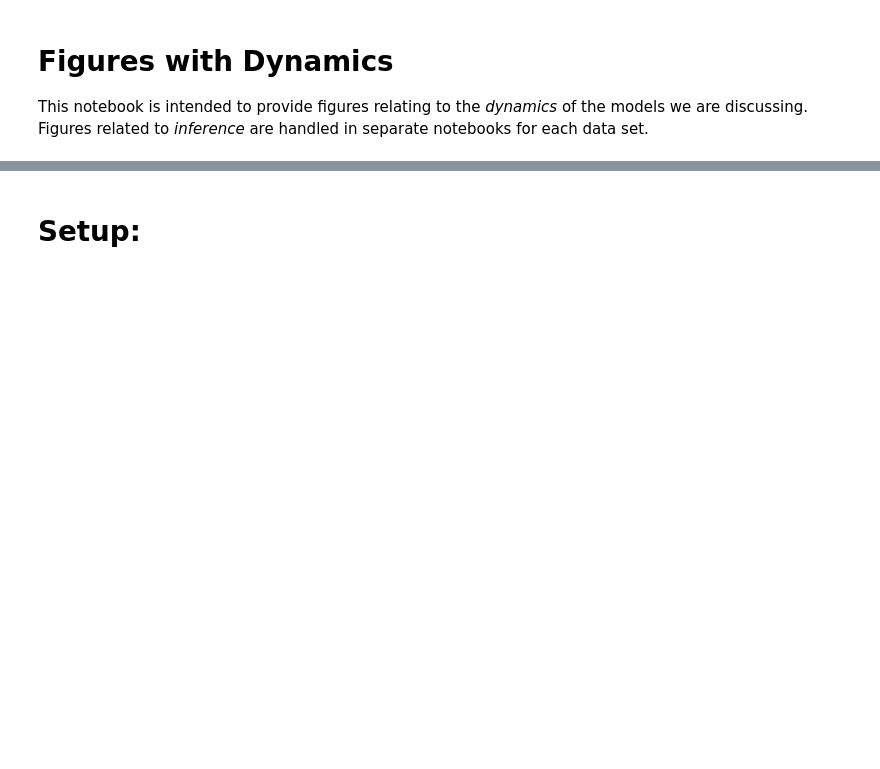
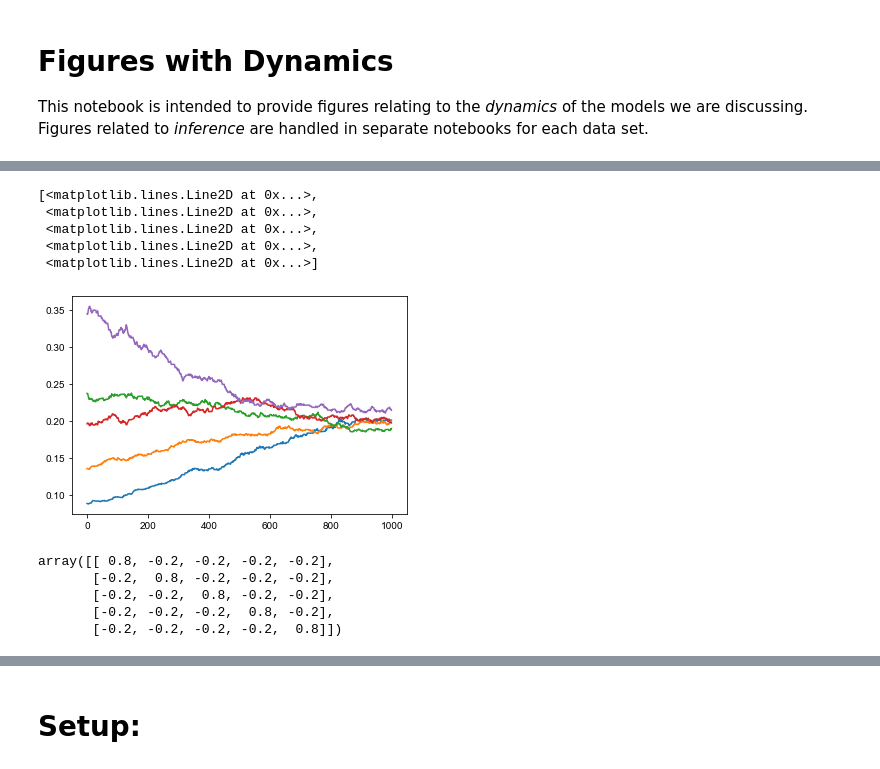
Before and after one commit to PhilChodrow/prestige_reinforcement, a Jupyter notebook: bifurcations.ipynb, the cells around one changed output, grey strips where cells are left out. Cells and saved outputs as stored; diff of their text form; code cells hidden in the pictures; blank space fills up the shorter version.

```diff
--- a/bifurcations.ipynb
+++ b/bifurcations.ipynb
@@ -18,0 +81,34 @@ matplotlib.rcParams['font.sans-serif'] = "Arial Unicode MS"
+# %%
+n = 5
+
+A0 = np.random.rand(n,n)
+A0 = A0/A0.sum()
+M = model()
+
+M.set_score(score_function = lambda A: RW_score(A.T, p = .99, alpha = 10**(-8)))
+M.set_features([linear_feature])
+
+T = M.simulate(beta = np.array([3]),
+                       lam = .999,
+                       A0 = A0,
+                       n_rounds = 1000,
+                       update = stochastic_update,
+                       m_updates = m_updates)
+GAMMA = M.get_rates()
+plt.plot(GAMMA.mean(axis = 1))
+# %% [output]
+[<matplotlib.lines.Line2D at 0x...>,
+ <matplotlib.lines.Line2D at 0x...>,
+ <matplotlib.lines.Line2D at 0x...>,
+ <matplotlib.lines.Line2D at 0x...>,
+ <matplotlib.lines.Line2D at 0x...>]
+[figure, added]
+# %%
+M = np.eye(n) - n**(-1)*np.ones((n,n))
+M.dot(M)
+# %% [output]
+array([[ 0.8, -0.2, -0.2, -0.2, -0.2],
+       [-0.2,  0.8, -0.2, -0.2, -0.2],
+       [-0.2, -0.2,  0.8, -0.2, -0.2],
+       [-0.2, -0.2, -0.2,  0.8, -0.2],
+       [-0.2, -0.2, -0.2, -0.2,  0.8]])
```
Also changed, not shown: parts of 15 cells of this notebook, 6 other files.
